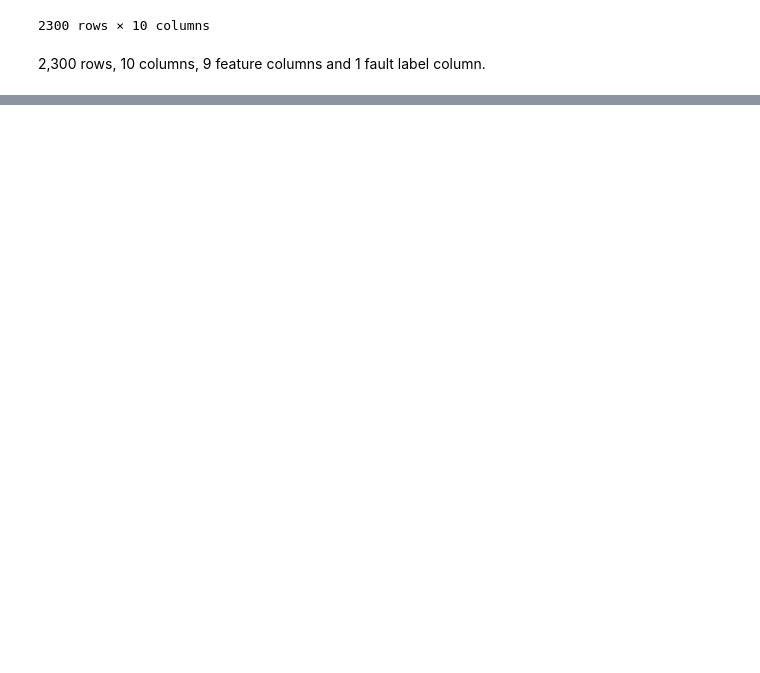
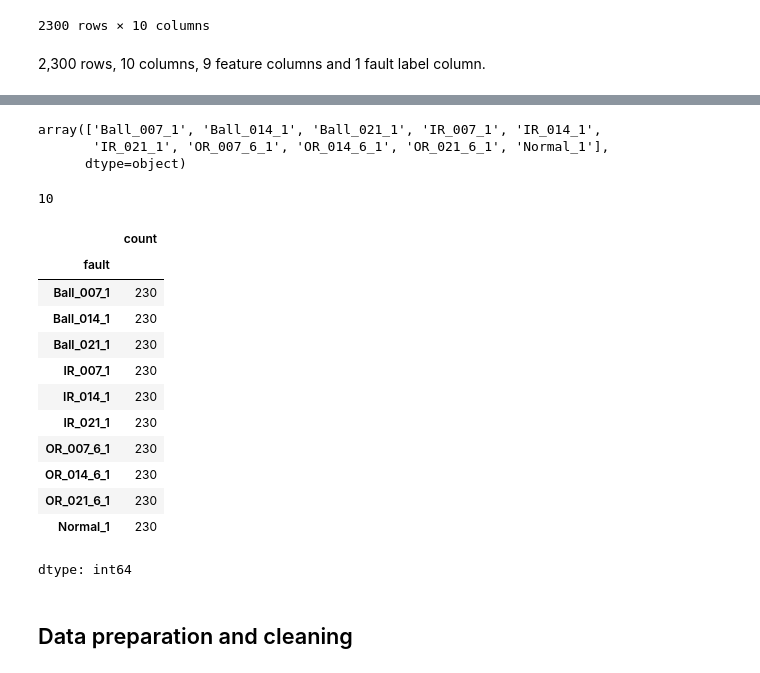
Before and after one commit to Olanle/Time-Series-Anomaly-Detection, a Jupyter notebook: Time Series Anomaly Detection.ipynb, the cells around one changed output, grey strips where cells are left out. Saved outputs shown, nothing was run; the diff lists cells and outputs as text; code cells hidden in the pictures; blank space fills up the shorter version.

```diff
--- a/Time Series Anomaly Detection.ipynb
+++ b/Time Series Anomaly Detection.ipynb
@@ -74,9 +77,11 @@ The raw folder contains .mat files - MATLAB format.
 - OR007, OR014, OR021 - Outer Race faults
 - B007, B014, B021 - Ball faults
 # %%
-# Checking csv data info
+# Checking csv data file info
 import pandas as pd
-pd.read_csv('/content/cwru-bearing/feature_time_48k_2048_load_1.csv')
+data = pd.read_csv('/content/cwru-bearing/feature_time_48k_2048_load_1.csv')
+
+data
 # %% [output]
 |  | max | min | mean | sd | rms | skewness | kurtosis | crest | form | fault |
 | 0 | 0.35986 | -0.41890 | 0.017840 | 0.122746 | 0.124006 | -0.118571 | -0.042219 | 2.901946 | 6.950855 | Ball_007_1 |
@@ -95,0 +104,28 @@ pd.read_csv('/content/cwru-bearing/feature_time_48k_2048_load_1.csv')
+# %%
+data['fault'].unique()    #Checking unique fault column features
+# %% [output]
+array(['Ball_007_1', 'Ball_014_1', 'Ball_021_1', 'IR_007_1', 'IR_014_1',
+       'IR_021_1', 'OR_007_6_1', 'OR_014_6_1', 'OR_021_6_1', 'Normal_1'],
+      dtype=object)
+# %%
+data['fault'].nunique()
+# %% [output]
+10
+# %%
+data['fault'].value_counts()
+# %% [output]
+|  | count |
+| fault |  |
+| Ball_007_1 | 230 |
+| Ball_014_1 | 230 |
+| Ball_021_1 | 230 |
+| IR_007_1 | 230 |
+| IR_014_1 | 230 |
+| IR_021_1 | 230 |
+| OR_007_6_1 | 230 |
+| OR_014_6_1 | 230 |
+| OR_021_6_1 | 230 |
+| Normal_1 | 230 |
+dtype: int64
+# %% [markdown]
+## Data preparation and cleaning
```
Also changed, not shown: parts of 18 cells of this notebook.
